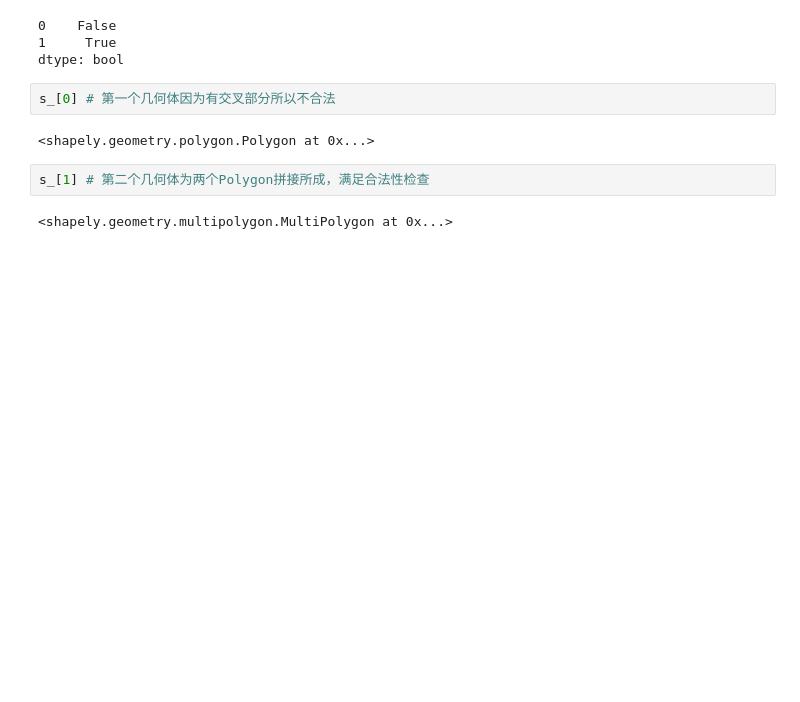
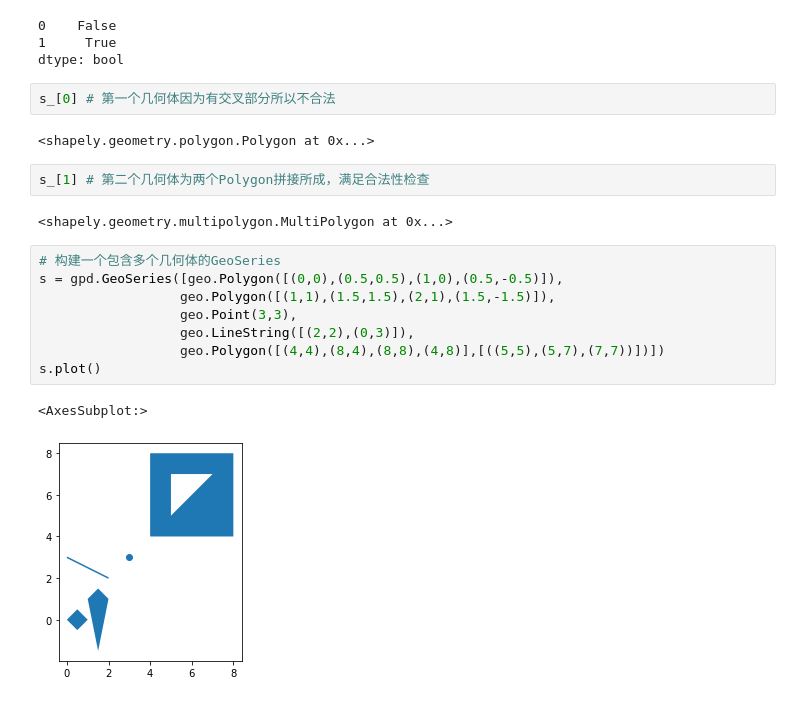
Before and after one commit to Biosciman/DataVisualization, a Jupyter notebook: GeoMap/GIS.ipynb, the cells around one changed output. Drawn from its saved outputs; the diff is of its cells as text; blank space fills up the shorter version.

```diff
--- a/GeoMap/GIS.ipynb
+++ b/GeoMap/GIS.ipynb
@@ -136,3 +140,14 @@ s_[0] # 第一个几何体因为有交叉部分所以不合法
 s_[1] # 第二个几何体为两个Polygon拼接所成，满足合法性检查
 # %% [output]
 <shapely.geometry.multipolygon.MultiPolygon at 0x...>
+# %%
+# 构建一个包含多个几何体的GeoSeries
+s = gpd.GeoSeries([geo.Polygon([(0,0),(0.5,0.5),(1,0),(0.5,-0.5)]),
+                  geo.Polygon([(1,1),(1.5,1.5),(2,1),(1.5,-1.5)]),
+                  geo.Point(3,3),
+                  geo.LineString([(2,2),(0,3)]),
+                  geo.Polygon([(4,4),(8,4),(8,8),(4,8)],[((5,5),(5,7),(7,7))])])
+s.plot()
+# %% [output]
+<AxesSubplot:>
+[figure, added]
```
Also changed, not shown: parts of 29 cells of this notebook, 4 other files.
